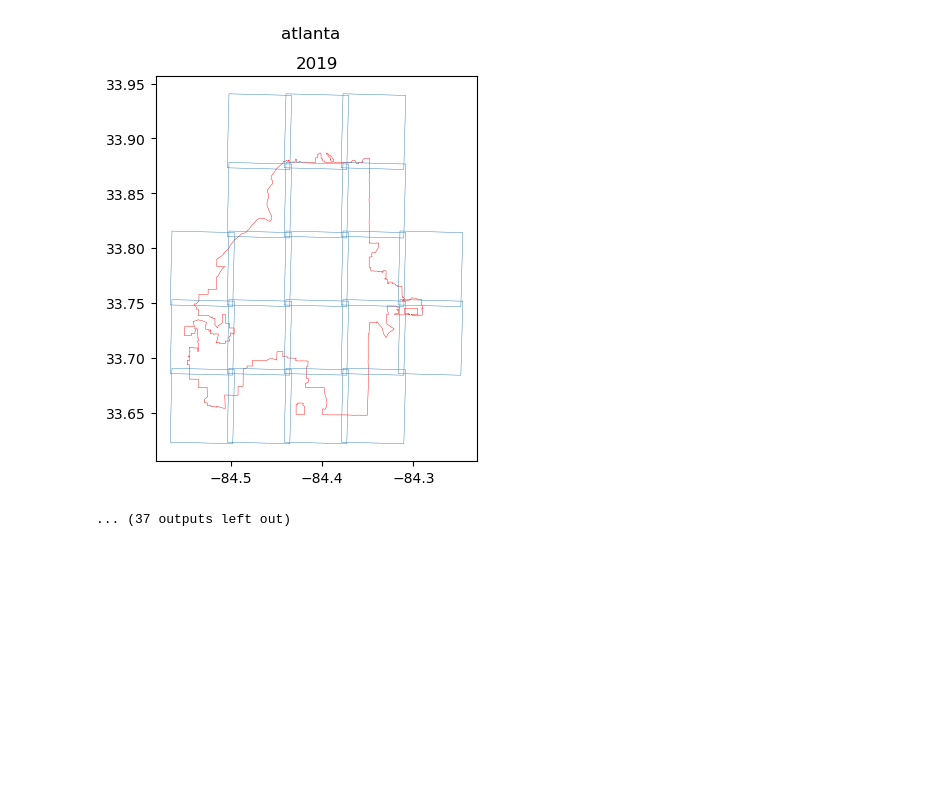
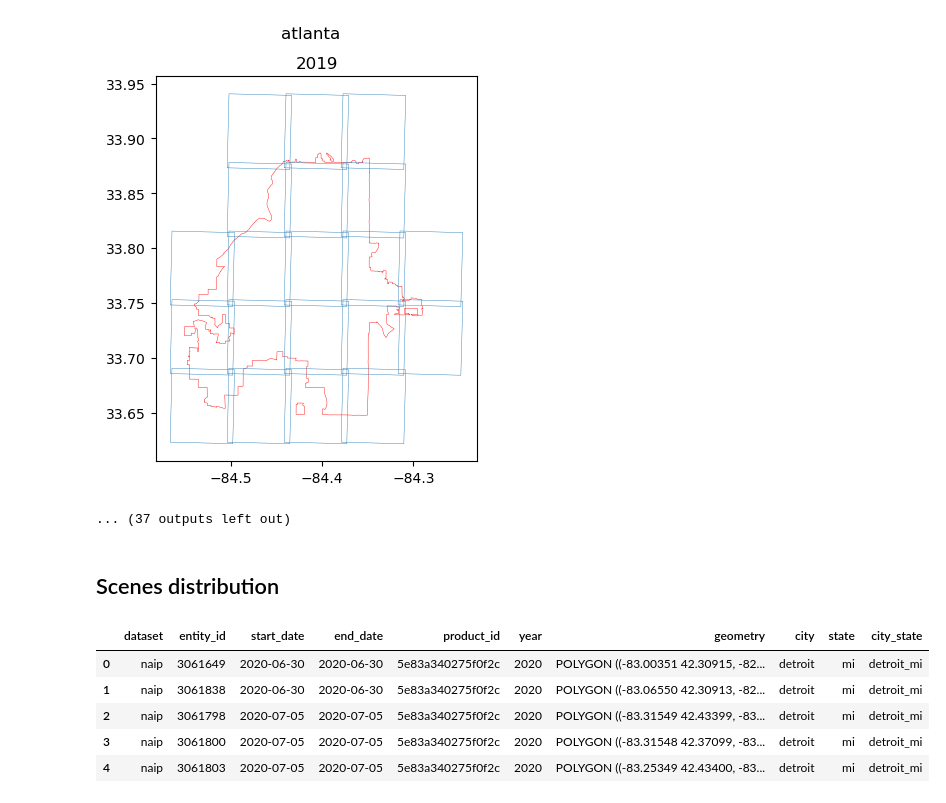
Before and after one commit to VIDA-NYU/GDPFinder, a Jupyter notebook: notebooks/exploratory_analysis_scenes.ipynb, the cells around one changed output. Drawn from its saved outputs; the diff is of its cells as text; code cells hidden in the pictures; blank space fills up the shorter version.

```diff
--- a/notebooks/verifying_scenes_metadata.ipynb
+++ b/notebooks/exploratory_analysis_scenes.ipynb
@@ -41,3 +46,26 @@ for scene in scenes_files:
 [figure]
 [figure]
 ... (37 outputs left out)
+# %% [markdown]
+## Scenes distribution
+# %%
+scenes_files = [f for f in os.listdir("/vida/work/GDPFinder/GDPFinder/data/scenes_metadata") if f[-7:] == "geojson"]
+scenes_df = []
+for f in scenes_files:
+    scene_name = f.replace("_last_scenes.geojson", "")
+    city = scene_name[:-3]
+    state = scene_name[-2:]
+    new_scene_df = gpd.read_file(f"../data/scenes_metadata/{f}")
+    new_scene_df["city"] = city
+    new_scene_df["state"] = state
+    new_scene_df["city_state"] = city + "_" + state
+    scenes_df.append(new_scene_df)
+scenes_df = pd.concat(scenes_df)
+scenes_df.head()
+# %% [output]
+|  | dataset | entity_id | start_date | end_date | product_id | year | geometry | city | state | city_state |
+| 0 | naip | 3061649 | 2020-06-30 | 2020-06-30 | 5e83a340275f0f2c | 2020 | POLYGON ((-83.00351 42.30915, -82... | detroit | mi | detroit_mi |
+| 1 | naip | 3061838 | 2020-06-30 | 2020-06-30 | 5e83a340275f0f2c | 2020 | POLYGON ((-83.06550 42.30913, -82... | detroit | mi | detroit_mi |
+| 2 | naip | 3061798 | 2020-07-05 | 2020-07-05 | 5e83a340275f0f2c | 2020 | POLYGON ((-83.31549 42.43399, -83... | detroit | mi | detroit_mi |
+| 3 | naip | 3061800 | 2020-07-05 | 2020-07-05 | 5e83a340275f0f2c | 2020 | POLYGON ((-83.31548 42.37099, -83... | detroit | mi | detroit_mi |
+| 4 | naip | 3061803 | 2020-07-05 | 2020-07-05 | 5e83a340275f0f2c | 2020 | POLYGON ((-83.25349 42.43400, -83... | detroit | mi | detroit_mi |
```
Also changed, not shown: parts of 6 cells of this notebook, 5 other files.
